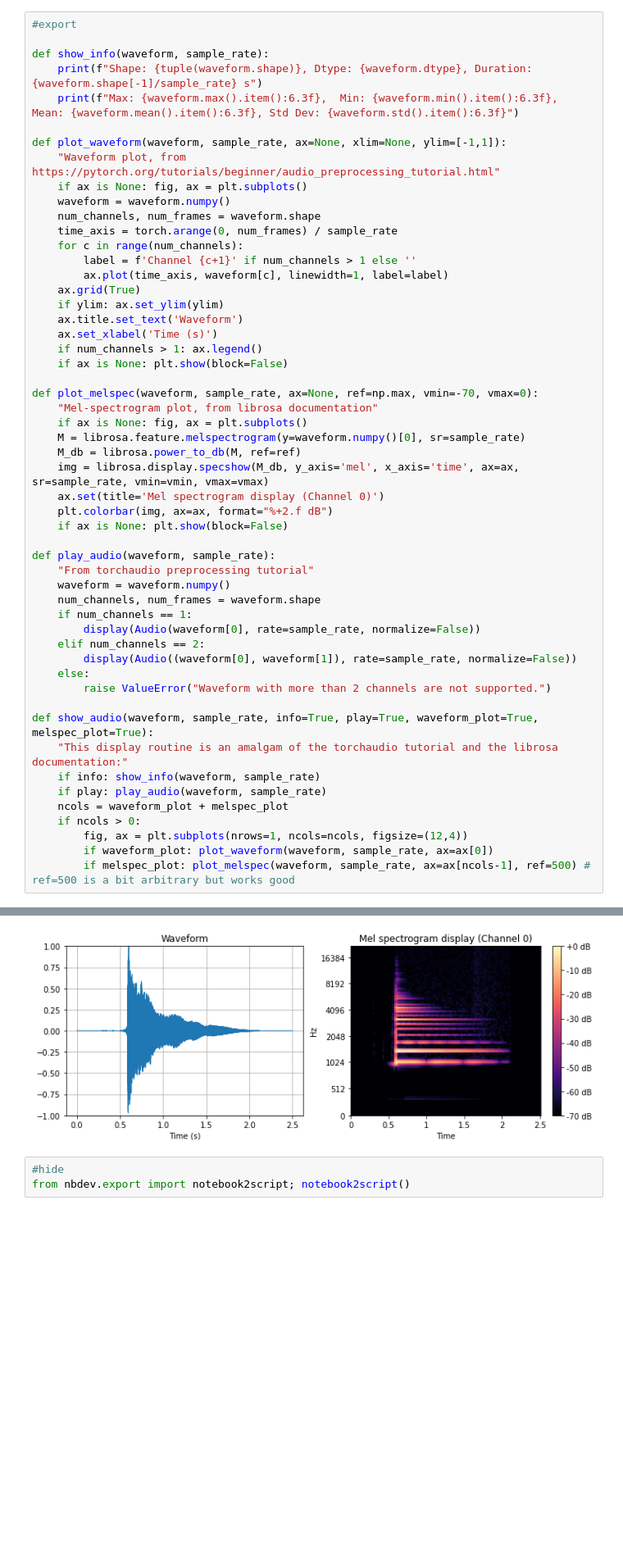
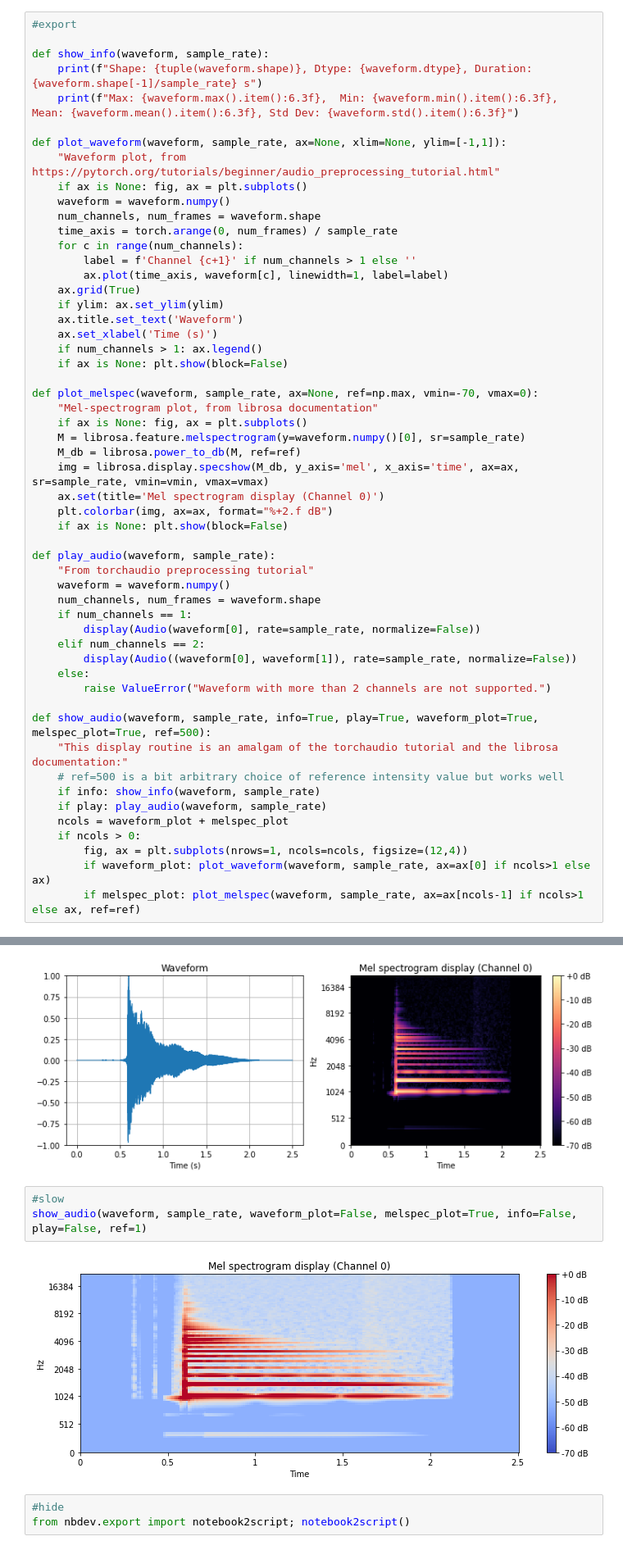
Before and after one commit to drscotthawley/fastproaudio, a Jupyter notebook: 00_core.ipynb, the cells around one changed output, grey strips where cells are left out. Shown at 82% size. Cells and saved outputs as stored; diff of their text form; blank space fills up the shorter version.

Commit message:
robust-er optional plotting in show

```diff
--- a/00_core.ipynb
+++ b/00_core.ipynb
@@ -156,15 +156,16 @@ def play_audio(waveform, sample_rate):
     else:
         raise ValueError("Waveform with more than 2 channels are not supported.")
 
-def show_audio(waveform, sample_rate, info=True, play=True, waveform_plot=True, melspec_plot=True):
+def show_audio(waveform, sample_rate, info=True, play=True, waveform_plot=True, melspec_plot=True, ref=500):
     "This display routine is an amalgam of the torchaudio tutorial and the librosa documentation:"
+    # ref=500 is a bit arbitrary choice of reference intensity value but works well
     if info: show_info(waveform, sample_rate)
     if play: play_audio(waveform, sample_rate)
     ncols = waveform_plot + melspec_plot
     if ncols > 0:
         fig, ax = plt.subplots(nrows=1, ncols=ncols, figsize=(12,4))
-        if waveform_plot: plot_waveform(waveform, sample_rate, ax=ax[0])
-        if melspec_plot: plot_melspec(waveform, sample_rate, ax=ax[ncols-1], ref=500) # ref=500 is a bit arbitrary but works good
+        if waveform_plot: plot_waveform(waveform, sample_rate, ax=ax[0] if ncols>1 else ax)
+        if melspec_plot: plot_melspec(waveform, sample_rate, ax=ax[ncols-1] if ncols>1 else ax, ref=ref)
 # %%
 #slow
 show_audio(waveform, sample_rate)
@@ -173,6 +174,11 @@ Shape: (1, 110250), Dtype: torch.float32, Duration: 2.5 s
 Max:  1.000,  Min: -0.973, Mean: -0.000, Std Dev:  0.086
 [interactive output not drawn]
 [figure]
+# %%
+#slow
+show_audio(waveform, sample_rate, waveform_plot=False, melspec_plot=True, info=False, play=False, ref=1)
+# %% [output]
+[figure, added]
 # %%
 #hide
 from nbdev.export import notebook2script; notebook2script()
```
Also changed, not shown: 2 other files.
